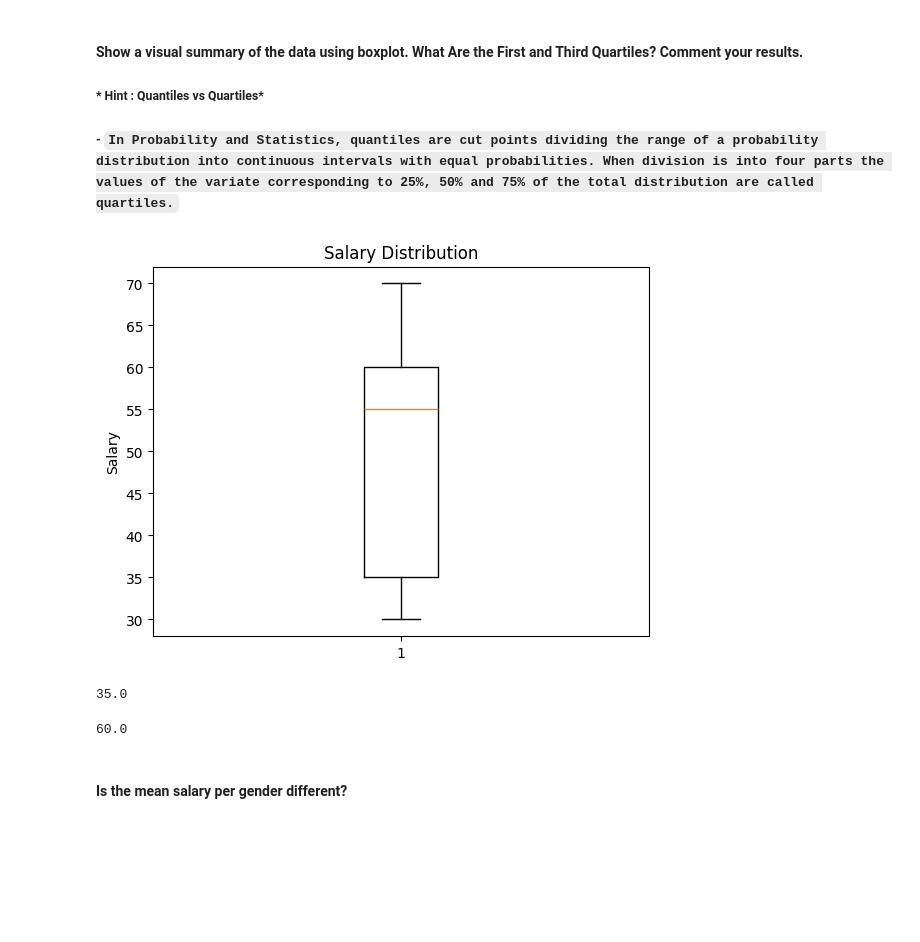
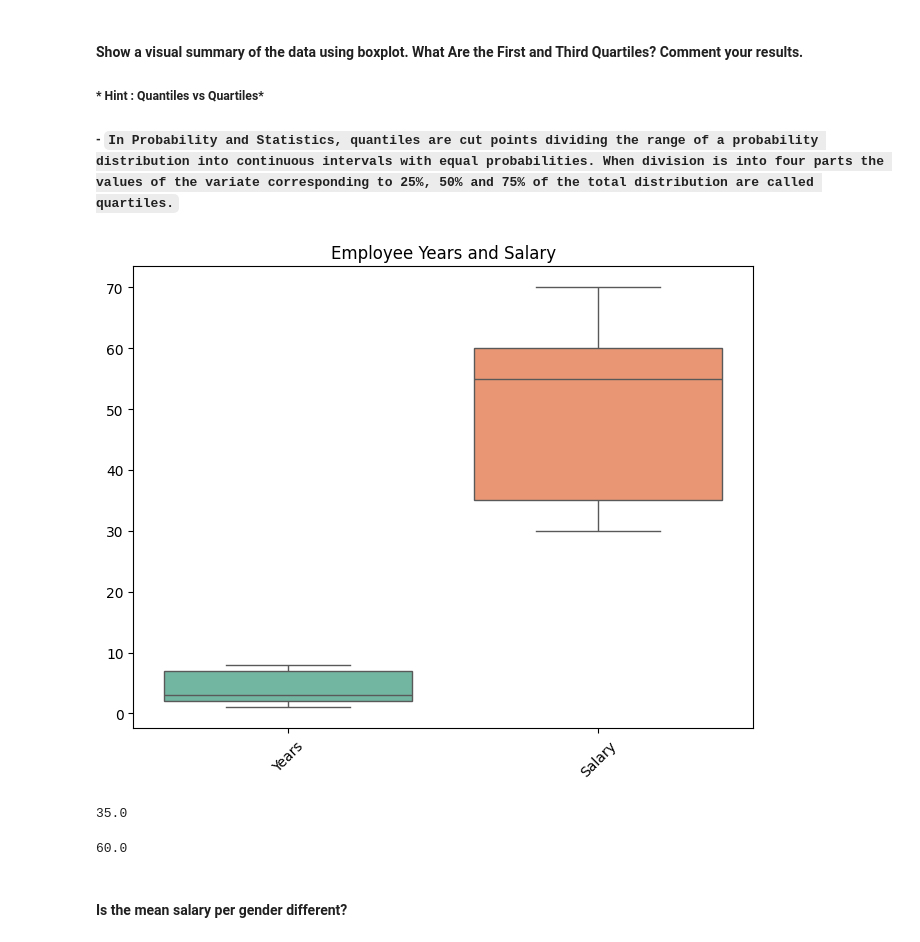
Before and after one commit to Ironhack-data-bcn-oct-2023/lab-descriptive-stats, a Jupyter notebook: your-code/main.ipynb, the cells around one changed output. Cells and saved outputs as stored; diff of their text form; code cells hidden in the pictures; blank space fills up the shorter version.

```diff
--- a/your-code/main.ipynb
+++ b/your-code/main.ipynb
@@ -276,24 +293,30 @@ avg_title
 #### Show a visual summary of the data using boxplot. What Are the First and Third Quartiles? Comment your results.
 ##### * Hint : Quantiles vs Quartiles*
 ##### - `In Probability and Statistics, quantiles are cut points dividing the range of a probability distribution into continuous intervals with equal probabilities. When division is into four parts the values of the variate corresponding to 25%, 50% and 75% of the total distribution are called quartiles.`
-# %%
-plt.boxplot(employee['Salary'])
-plt.title('Salary Distribution')
-plt.ylabel('Salary')
-plt.show()
-
-first_quartile = employee['Salary'].quantile(0.25)
-third_quartile = employee['Salary'].quantile(0.75)
-# %% [output]
-[figure, removed]
-# %%
-first_quartile
-# %% [output]
-35.0
-# %%
-third_quartile
-# %% [output]
-60.0
+# %%
+num_columns = ["Years", "Salary"]
+
+plt.figure(figsize=(8, 6))
+sns.boxplot(data=employee[num_columns], palette='Set2')
+plt.title('Employee Years and Salary')
+plt.xticks(rotation=45)
+plt.show()
+
+quartiles = employee[num_columns].quantile([0.25, 0.75])
+# %% [output]
+[figure, added]
+# %%
+q1
+
+# means that 25% of the data points in the dataset have values less than or equal to 35
+# %% [output]
+35.0
+# %%
+q3
+
+# means that 75% of the data points in the dataset have values less than or equal to 60.
+# %% [output]
+60.0
 # %% [markdown]
 #### Is the mean salary per gender different?
 # %%
```
Also changed, not shown: parts of 7 cells of this notebook.
